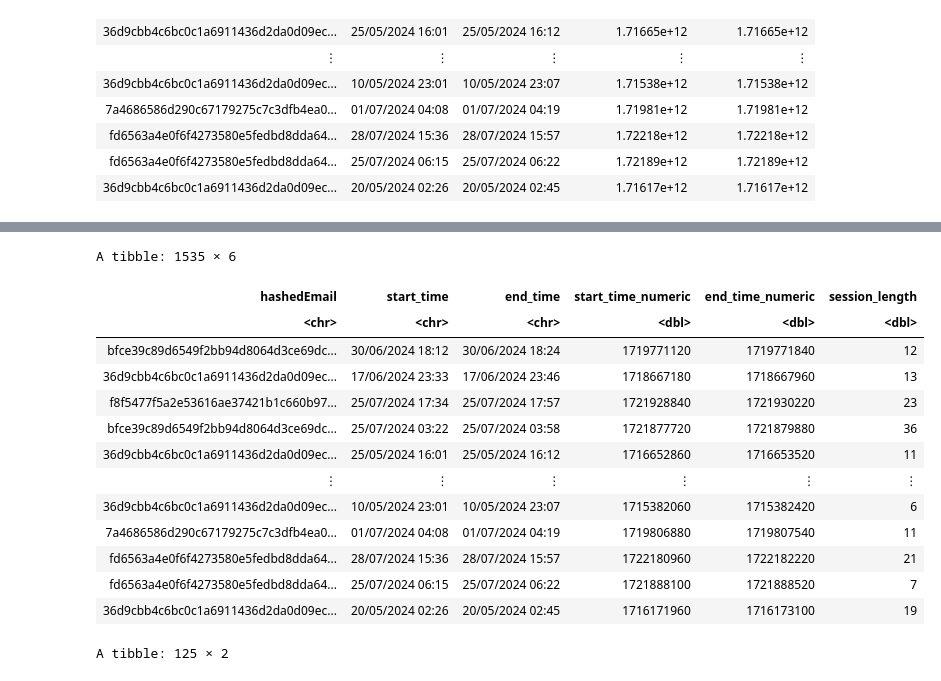
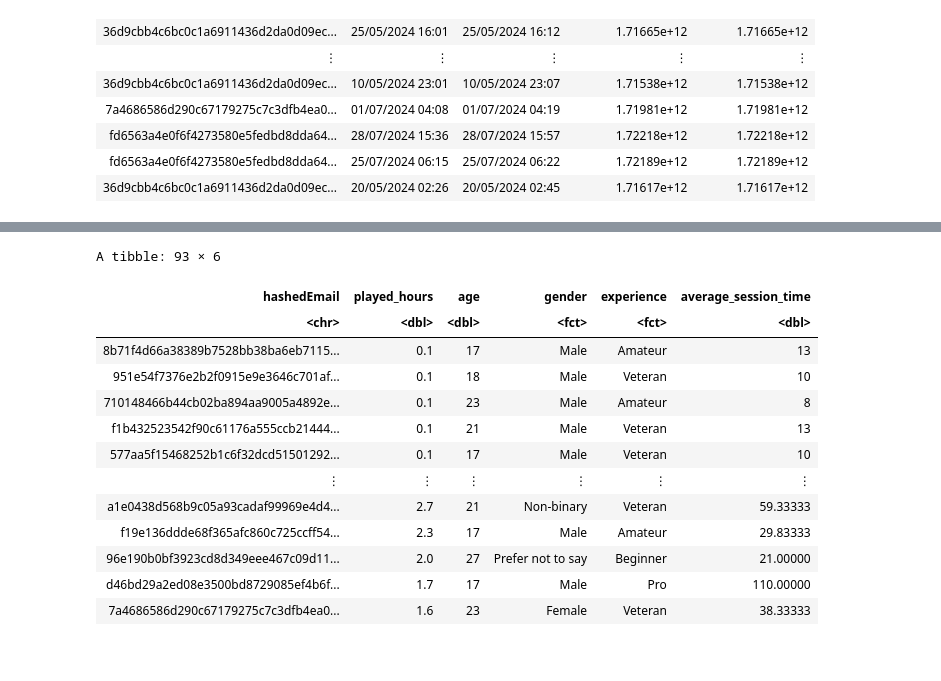
Before and after one commit to Michaele0128/Final_Project, a Jupyter notebook: Final Project.ipynb, the cells around one changed output, grey strips where cells are left out. Cells and saved outputs as stored; diff of their text form; code cells hidden in the pictures.

Commit message:
Tidy Version (Paolo)

```diff
--- a/Final Project.ipynb
+++ b/Final Project.ipynb
@@ -61,3 +79,19 @@ A spec_tbl_df: 1535 × 5
 | fd6563a4e0f6f4273580e5fedbd8dda64... | 28/07/2024 15:36 | 28/07/2024 15:57 | 1.72218e+12 | 1.72218e+12 |
 | fd6563a4e0f6f4273580e5fedbd8dda64... | 25/07/2024 06:15 | 25/07/2024 06:22 | 1.72189e+12 | 1.72189e+12 |
 | 36d9cbb4c6bc0c1a6911436d2da0d09ec... | 20/05/2024 02:26 | 20/05/2024 02:45 | 1.71617e+12 | 1.71617e+12 |
+# %%
+# Tidying up the sessions dataset
+sessions_tidy <- sessions |>
+select(hashedEmail, start_time, end_time) |>
+filter(na.rm = TRUE)
+# Since we only need the average session time per user, let's calculate that.
+sessions_tidy <- sessions_tidy |>
+mutate(start_time_numeric = as.numeric(as.POSIXct(start_time, format="%d/%m/%Y  %H:%M"))) |>
+mutate(end_time_numeric = as.numeric(as.POSIXct(end_time, format="%d/%m/%Y  %H:%M"))) |>
+mutate(session_length = (end_time_numeric - start_time_numeric)/60)
+average_session_length <- sessions_tidy |>
+group_by(hashedEmail) |>
+summarise(average_session_time = mean(session_length, na.rm = TRUE))
+# Moving the average_session_length column to the players dataset (SOURCE: https://stat545.com/join-cheatsheet.html - from the "Additional Resources" section of Chapter 3 in the book)
+players_merged <- inner_join(players, average_session_length, join_by(hashedEmail))
+players_merged
@@ -64,10 +113,12 @@ A spec_tbl_df: 1535 × 5
 # %%
 # Tidying up the players dataset
-players_tidy <- players |>
-select(experience, hashedEmail, played_hours, gender, age) |>
+players_tidy <- players_merged |>
+select(experience, hashedEmail, played_hours, gender, age, average_session_time) |>
 filter(na.rm = TRUE) |>
 relocate(experience, .after = gender) |>
 relocate(age, .after = played_hours) |>
-arrange(desc(played_hours))
+arrange(desc(played_hours)) |>
+mutate(gender = as.numeric((as_factor(gender)))) |>
+mutate(experience = as.numeric((as_factor(experience))))
 players_tidy
 # %% [output]
@@ -88,31 +139,21 @@ A tibble: 196 × 5
 # %%
-# Tidying up the sessions dataset
-sessions_tidy <- sessions |>
-select(hashedEmail, start_time, end_time) |>
-filter(na.rm = TRUE)
-# Since we only need the average session time per user, let's calculate that
-sessions_tidy <- sessions_tidy |>
-mutate(start_time_numeric = as.numeric(as.POSIXct(start_time, format="%d/%m/%Y  %H:%M"))) |>
-mutate(end_time_numeric = as.numeric(as.POSIXct(end_time, format="%d/%m/%Y  %H:%M"))) |>
-mutate(session_length = (end_time_numeric - start_time_numeric)/60)
-sessions_tidy
-average_session_length <- sessions_tidy |>
-group_by(hashedEmail) |>
-summarise(average_session_time = mean(session_length, na.rm = TRUE))
-average_session_length
+# Splitting the data into test and training splits
+set.seed(3500) #DO NOT CHANGE
+players_split <- initial_split(players_tidy, prop = 0.75, strata = played_hours)
+players_training <- training(players_split)
+players_testing <- testing(players_split)
 # %% [output]
-A tibble: 1535 × 6
+A tibble: 93 × 6
-| hashedEmail | start_time | end_time | start_time_numeric | end_time_numeric | session_length |
-| <chr> | <chr> | <chr> | <dbl> | <dbl> | <dbl> |
-| bfce39c89d6549f2bb94d8064d3ce69dc... | 30/06/2024 18:12 | 30/06/2024 18:24 | 1719771120 | 1719771840 | 12 |
-| 36d9cbb4c6bc0c1a6911436d2da0d09ec... | 17/06/2024 23:33 | 17/06/2024 23:46 | 1718667180 | 1718667960 | 13 |
-| f8f5477f5a2e53616ae37421b1c660b97... | 25/07/2024 17:34 | 25/07/2024 17:57 | 1721928840 | 1721930220 | 23 |
-| bfce39c89d6549f2bb94d8064d3ce69dc... | 25/07/2024 03:22 | 25/07/2024 03:58 | 1721877720 | 1721879880 | 36 |
-| 36d9cbb4c6bc0c1a6911436d2da0d09ec... | 25/05/2024 16:01 | 25/05/2024 16:12 | 1716652860 | 1716653520 | 11 |
+| hashedEmail | played_hours | age | gender | experience | average_session_time |
+| <chr> | <dbl> | <dbl> | <fct> | <fct> | <dbl> |
+| 8b71f4d66a38389b7528bb38ba6eb7115... | 0.1 | 17 | Male | Amateur | 13 |
+| 951e54f7376e2b2f0915e9e3646c701af... | 0.1 | 18 | Male | Veteran | 10 |
+| 710148466b44cb02ba894aa9005a4892e... | 0.1 | 23 | Male | Amateur | 8 |
+| f1b432523542f90c61176a555ccb21444... | 0.1 | 21 | Male | Veteran | 13 |
+| 577aa5f15468252b1c6f32dcd51501292... | 0.1 | 17 | Male | Veteran | 10 |
 | ⋮ | ⋮ | ⋮ | ⋮ | ⋮ | ⋮ |
-| 36d9cbb4c6bc0c1a6911436d2da0d09ec... | 10/05/2024 23:01 | 10/05/2024 23:07 | 1715382060 | 1715382420 | 6 |
-| 7a4686586d290c67179275c7c3dfb4ea0... | 01/07/2024 04:08 | 01/07/2024 04:19 | 1719806880 | 1719807540 | 11 |
-| fd6563a4e0f6f4273580e5fedbd8dda64... | 28/07/2024 15:36 | 28/07/2024 15:57 | 1722180960 | 1722182220 | 21 |
-| fd6563a4e0f6f4273580e5fedbd8dda64... | 25/07/2024 06:15 | 25/07/2024 06:22 | 1721888100 | 1721888520 | 7 |
-| 36d9cbb4c6bc0c1a6911436d2da0d09ec... | 20/05/2024 02:26 | 20/05/2024 02:45 | 1716171960 | 1716173100 | 19 |
+| a1e0438d568b9c05a93cadaf99969e4d4... | 2.7 | 21 | Non-binary | Veteran | 59.33333 |
+| f19e136ddde68f365afc860c725ccff54... | 2.3 | 17 | Male | Amateur | 29.83333 |
+| 96e190b0bf3923cd8d349eee467c09d11... | 2.0 | 27 | Prefer not to say | Beginner | 21.00000 |
+| d46bd29a2ed08e3500bd8729085ef4b6f... | 1.7 | 17 | Male | Pro | 110.00000 |
+| 7a4686586d290c67179275c7c3dfb4ea0... | 1.6 | 23 | Female | Veteran | 38.33333 |
-A tibble: 125 × 2
```
Also changed, not shown: parts of 7 cells of this notebook.
